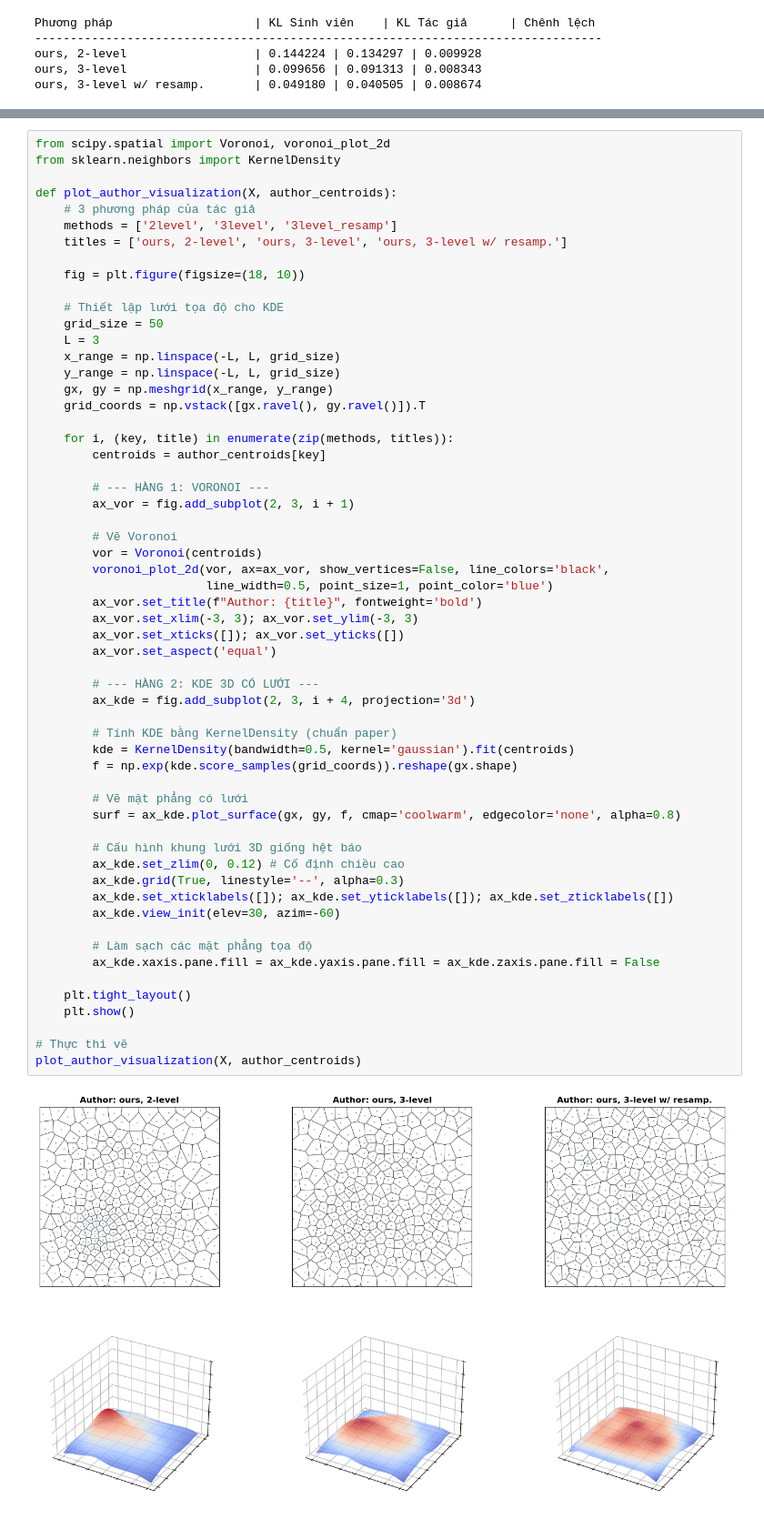
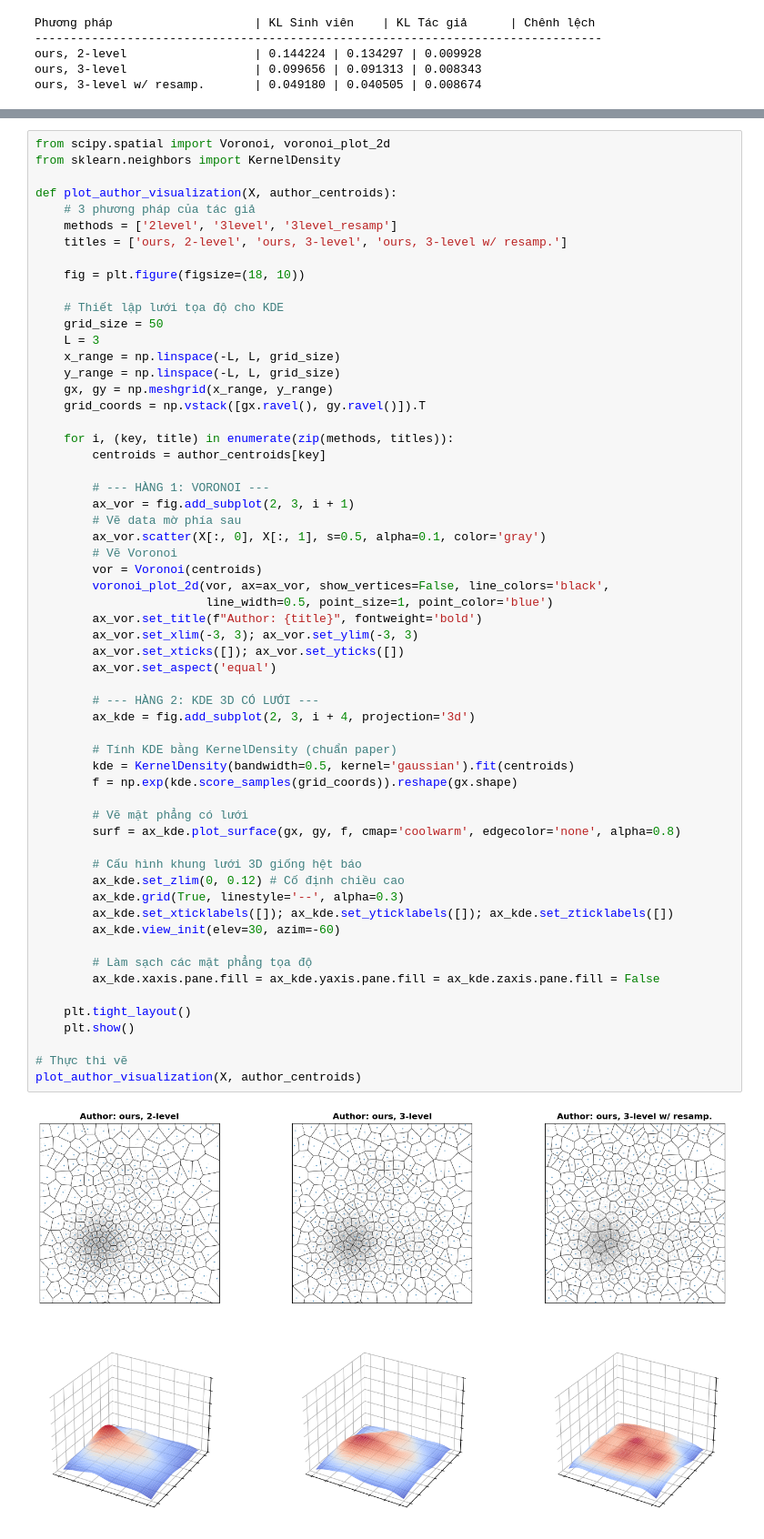
Before and after one commit to pqthinh232/Data-Mining-Lab-3-Clustering-and-its-applications, a Jupyter notebook: notebooks/01_main_experiments.ipynb, the cells around one changed output, grey strips where cells are left out. Shown at 91% size. Saved outputs shown, nothing was run; the diff lists cells and outputs as text.

```diff
--- a/notebooks/01_main_experiments.ipynb
+++ b/notebooks/01_main_experiments.ipynb
@@ -325,7 +325,8 @@ def plot_author_visualization(X, author_centroids):
 
         # --- HÀNG 1: VORONOI ---
         ax_vor = fig.add_subplot(2, 3, i + 1)
-
+        # Vẽ data mờ phía sau
+        ax_vor.scatter(X[:, 0], X[:, 1], s=0.5, alpha=0.1, color='gray')
         # Vẽ Voronoi
         vor = Voronoi(centroids)
         voronoi_plot_2d(vor, ax=ax_vor, show_vertices=False, line_colors='black',
@@ -333,31 +334,31 @@ def plot_author_visualization(X, author_centroids):
         ax_vor.set_title(f"Author: {title}", fontweight='bold')
         ax_vor.set_xlim(-3, 3); ax_vor.set_ylim(-3, 3)
         ax_vor.set_xticks([]); ax_vor.set_yticks([])
         ax_vor.set_aspect('equal')
 
         # --- HÀNG 2: KDE 3D CÓ LƯỚI ---
         ax_kde = fig.add_subplot(2, 3, i + 4, projection='3d')
 
         # Tính KDE bằng KernelDensity (chuẩn paper)
         kde = KernelDensity(bandwidth=0.5, kernel='gaussian').fit(centroids)
         f = np.exp(kde.score_samples(grid_coords)).reshape(gx.shape)
 
         # Vẽ mặt phẳng có lưới
         surf = ax_kde.plot_surface(gx, gy, f, cmap='coolwarm', edgecolor='none', alpha=0.8)
 
         # Cấu hình khung lưới 3D giống hệt báo
         ax_kde.set_zlim(0, 0.12) # Cố định chiều cao
         ax_kde.grid(True, linestyle='--', alpha=0.3)
         ax_kde.set_xticklabels([]); ax_kde.set_yticklabels([]); ax_kde.set_zticklabels([])
         ax_kde.view_init(elev=30, azim=-60)
 
         # Làm sạch các mặt phẳng tọa độ
         ax_kde.xaxis.pane.fill = ax_kde.yaxis.pane.fill = ax_kde.zaxis.pane.fill = False
 
     plt.tight_layout()
     plt.show()
 
 # Thực thi vẽ
 plot_author_visualization(X, author_centroids)
 # %% [output]
-[figure, old version]
+[figure, new version]
```
Also changed, not shown: parts of 3 cells of this notebook, 3 other files.
